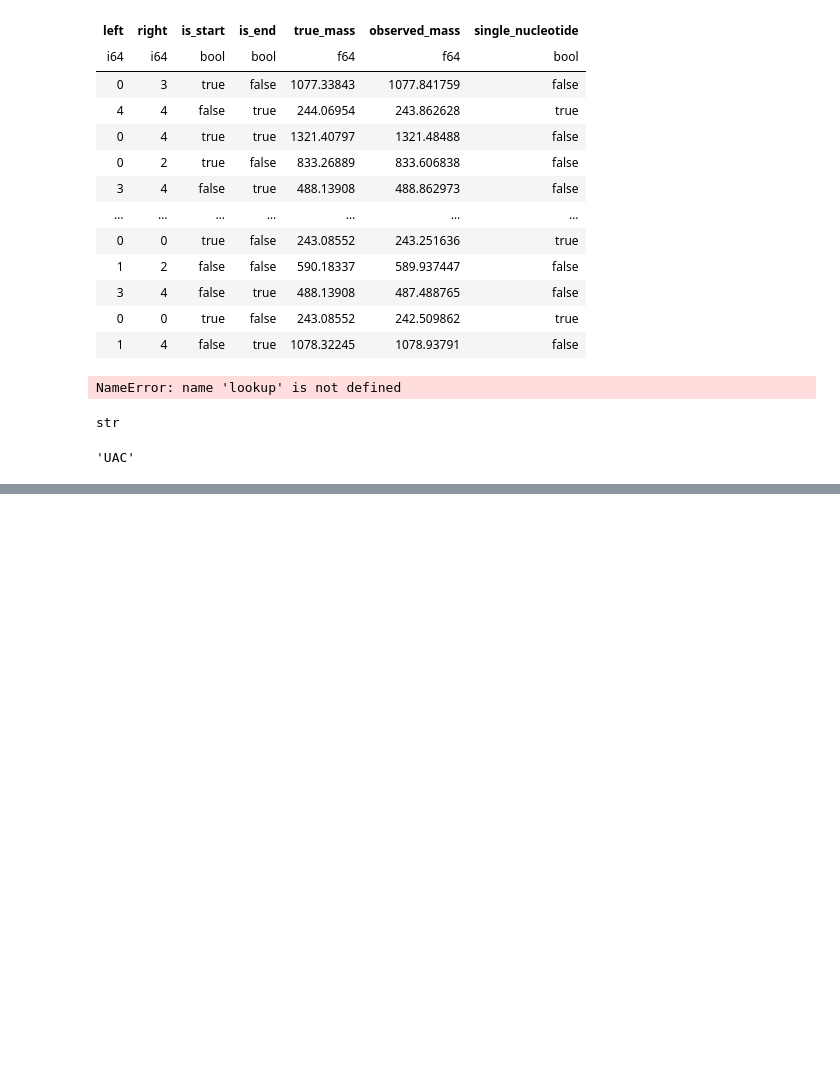
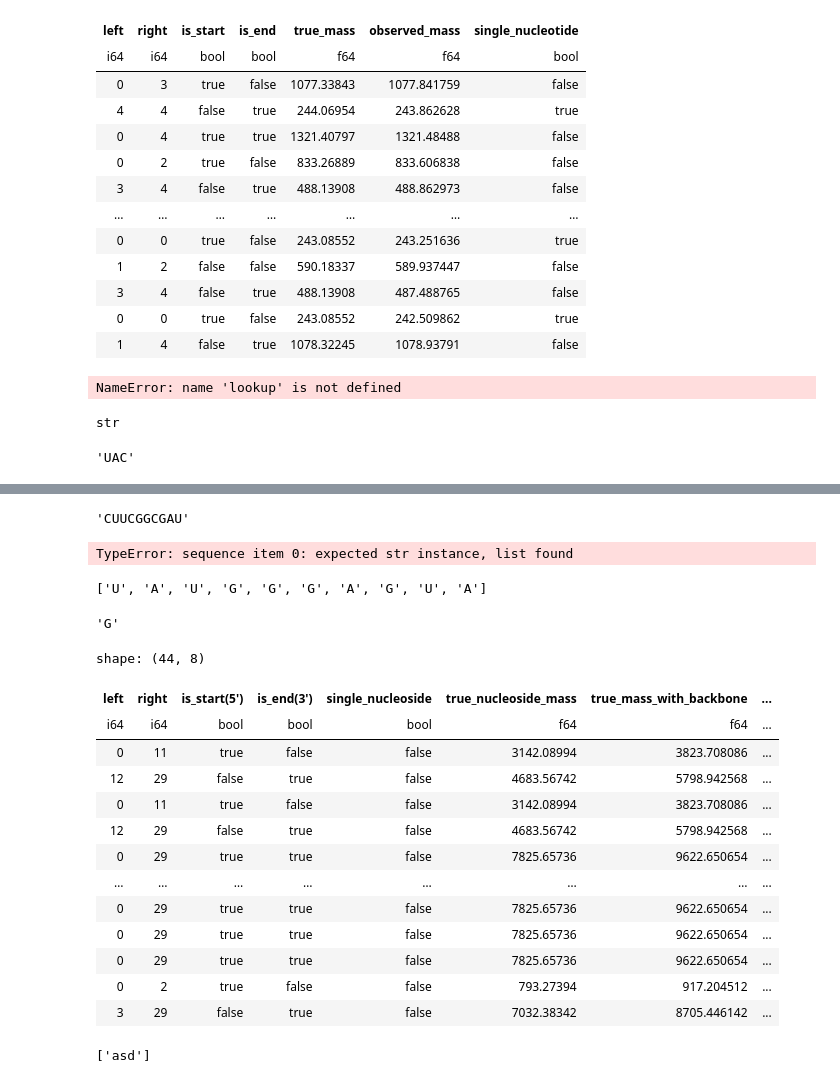
Before and after one commit to spectrseq/spectrseqtools-evaluation, a Jupyter notebook: playground/learn.ipynb, the cells around one changed output, grey strips where cells are left out. Saved outputs shown, nothing was run; the diff lists cells and outputs as text; code cells hidden in the pictures; blank space fills up the shorter version.

Commit message:
Added random generation of sequences with modified bases and add safety conditions to check if the proper config is defined

```diff
--- a/playground/learn.ipynb
+++ b/playground/learn.ipynb
@@ -507,0 +597,35 @@ continuous_string = ''.join(seq)
+# %%
+''.join(random.choices(["A", "U", "G", "C"] + modified_nucleoside_names , weights = weights, k=10))
+# %% [output]
+'CUUCGGCGAU'
+# %%
+''.join([random.choices(["A", "U", "G", "C"] + modified_nucleoside_names , weights = weights ) for _ in range(10)])
+# %% [output]
+TypeError: sequence item 0: expected str instance, list found
+# %%
+[random.choice(["A", "U", "G", "C"]) for _ in range(10)]
+# %% [output]
+['U', 'A', 'U', 'G', 'G', 'G', 'A', 'G', 'U', 'A']
+# %%
+random.choice(["A", "U", "G", "C"])
+# %% [output]
+'G'
+# %%
+ext = pl.read_csv("../results/simulation/CAGCAAAACGAUCAUAUAGAGAUCCGCAGU/30.tsv", separator="\t")
+# %%
+ext
+# %% [output]
+shape: (44, 8)
+| left | right | is_start(5') | is_end(3') | single_nucleoside | true_nucleoside_mass | true_mass_with_backbone | ... |
+| i64 | i64 | bool | bool | bool | f64 | f64 | ... |
+| 0 | 11 | true | false | false | 3142.08994 | 3823.708086 | ... |
+| 12 | 29 | false | true | false | 4683.56742 | 5798.942568 | ... |
+| 0 | 11 | true | false | false | 3142.08994 | 3823.708086 | ... |
+| 12 | 29 | false | true | false | 4683.56742 | 5798.942568 | ... |
+| 0 | 29 | true | true | false | 7825.65736 | 9622.650654 | ... |
+| … | … | … | … | … | … | … | ... |
+| 0 | 29 | true | true | false | 7825.65736 | 9622.650654 | ... |
+| 0 | 29 | true | true | false | 7825.65736 | 9622.650654 | ... |
+| 0 | 29 | true | true | false | 7825.65736 | 9622.650654 | ... |
+| 0 | 2 | true | false | false | 793.27394 | 917.204512 | ... |
+| 3 | 29 | false | true | false | 7032.38342 | 8705.446142 | ... |
@@ -507,0 +634,4 @@ continuous_string = ''.join(seq)
+# %%
+sdf + ["asd"]
+# %% [output]
+['asd']
```
Also changed, not shown: parts of 11 cells of this notebook, 8 other files.
